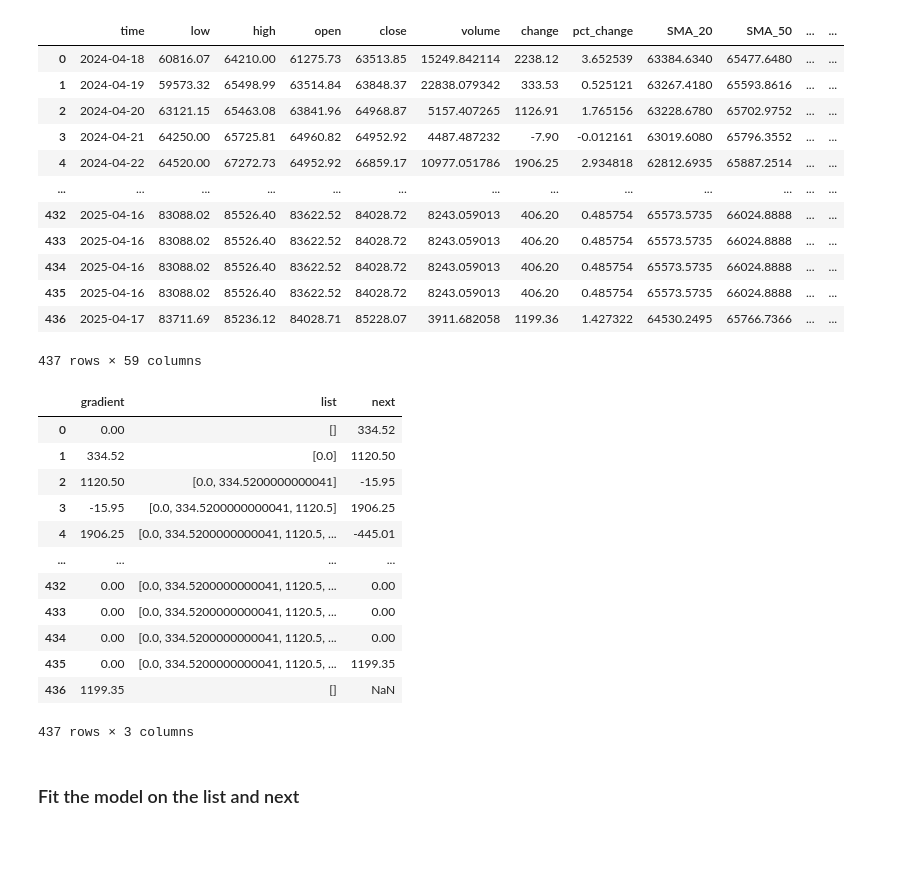
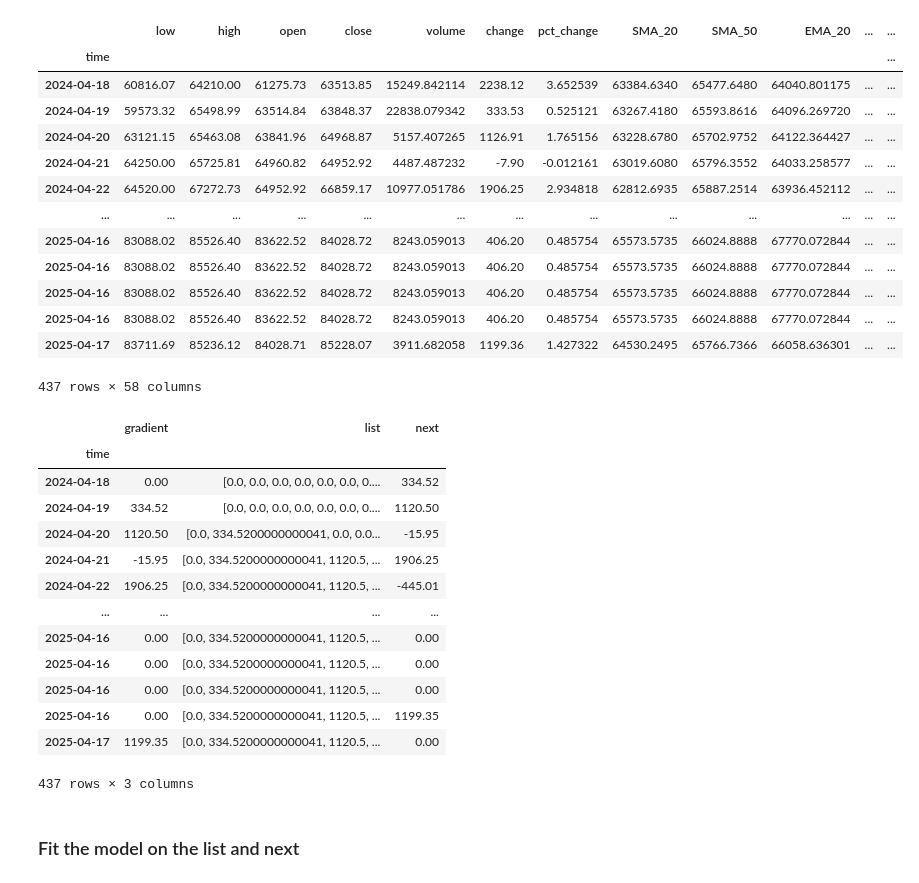
Before and after one commit to matteoshafer/cryptoTrading_fork, a Jupyter notebook: LLM_modeling.ipynb, the cells around one changed output. Cells and saved outputs as stored; diff of their text form; code cells hidden in the pictures; blank space fills up the shorter version.

```diff
--- a/LLM_modeling.ipynb
+++ b/LLM_modeling.ipynb
@@ -80,46 +126,53 @@ Text(0, 0.5, 'MSE')
 # %%
-data, X, y = setup('BTC')
+data = setup('BTC')[0]
+data.set_index('time', inplace=True, drop=True)
 data
 # %% [output]
-|  | time | low | high | open | close | volume | change | pct_change | SMA_20 | SMA_50 | ... | ... |
-| 0 | 2024-04-18 | 60816.07 | 64210.00 | 61275.73 | 63513.85 | 15249.842114 | 2238.12 | 3.652539 | 63384.6340 | 65477.6480 | ... | ... |
-| 1 | 2024-04-19 | 59573.32 | 65498.99 | 63514.84 | 63848.37 | 22838.079342 | 333.53 | 0.525121 | 63267.4180 | 65593.8616 | ... | ... |
-| 2 | 2024-04-20 | 63121.15 | 65463.08 | 63841.96 | 64968.87 | 5157.407265 | 1126.91 | 1.765156 | 63228.6780 | 65702.9752 | ... | ... |
-| 3 | 2024-04-21 | 64250.00 | 65725.81 | 64960.82 | 64952.92 | 4487.487232 | -7.90 | -0.012161 | 63019.6080 | 65796.3552 | ... | ... |
-| 4 | 2024-04-22 | 64520.00 | 67272.73 | 64952.92 | 66859.17 | 10977.051786 | 1906.25 | 2.934818 | 62812.6935 | 65887.2514 | ... | ... |
+|  | low | high | open | close | volume | change | pct_change | SMA_20 | SMA_50 | EMA_20 | ... | ... |
+| time |  |  |  |  |  |  |  |  |  |  |  | ... |
+| 2024-04-18 | 60816.07 | 64210.00 | 61275.73 | 63513.85 | 15249.842114 | 2238.12 | 3.652539 | 63384.6340 | 65477.6480 | 64040.801175 | ... | ... |
+| 2024-04-19 | 59573.32 | 65498.99 | 63514.84 | 63848.37 | 22838.079342 | 333.53 | 0.525121 | 63267.4180 | 65593.8616 | 64096.269720 | ... | ... |
+| 2024-04-20 | 63121.15 | 65463.08 | 63841.96 | 64968.87 | 5157.407265 | 1126.91 | 1.765156 | 63228.6780 | 65702.9752 | 64122.364427 | ... | ... |
+| 2024-04-21 | 64250.00 | 65725.81 | 64960.82 | 64952.92 | 4487.487232 | -7.90 | -0.012161 | 63019.6080 | 65796.3552 | 64033.258577 | ... | ... |
+| 2024-04-22 | 64520.00 | 67272.73 | 64952.92 | 66859.17 | 10977.051786 | 1906.25 | 2.934818 | 62812.6935 | 65887.2514 | 63936.452112 | ... | ... |
 | ... | ... | ... | ... | ... | ... | ... | ... | ... | ... | ... | ... | ... |
-| 432 | 2025-04-16 | 83088.02 | 85526.40 | 83622.52 | 84028.72 | 8243.059013 | 406.20 | 0.485754 | 65573.5735 | 66024.8888 | ... | ... |
-| 433 | 2025-04-16 | 83088.02 | 85526.40 | 83622.52 | 84028.72 | 8243.059013 | 406.20 | 0.485754 | 65573.5735 | 66024.8888 | ... | ... |
-| 434 | 2025-04-16 | 83088.02 | 85526.40 | 83622.52 | 84028.72 | 8243.059013 | 406.20 | 0.485754 | 65573.5735 | 66024.8888 | ... | ... |
-| 435 | 2025-04-16 | 83088.02 | 85526.40 | 83622.52 | 84028.72 | 8243.059013 | 406.20 | 0.485754 | 65573.5735 | 66024.8888 | ... | ... |
-| 436 | 2025-04-17 | 83711.69 | 85236.12 | 84028.71 | 85228.07 | 3911.682058 | 1199.36 | 1.427322 | 64530.2495 | 65766.7366 | ... | ... |
+| 2025-04-16 | 83088.02 | 85526.40 | 83622.52 | 84028.72 | 8243.059013 | 406.20 | 0.485754 | 65573.5735 | 66024.8888 | 67770.072844 | ... | ... |
+| 2025-04-16 | 83088.02 | 85526.40 | 83622.52 | 84028.72 | 8243.059013 | 406.20 | 0.485754 | 65573.5735 | 66024.8888 | 67770.072844 | ... | ... |
+| 2025-04-16 | 83088.02 | 85526.40 | 83622.52 | 84028.72 | 8243.059013 | 406.20 | 0.485754 | 65573.5735 | 66024.8888 | 67770.072844 | ... | ... |
+| 2025-04-16 | 83088.02 | 85526.40 | 83622.52 | 84028.72 | 8243.059013 | 406.20 | 0.485754 | 65573.5735 | 66024.8888 | 67770.072844 | ... | ... |
+| 2025-04-17 | 83711.69 | 85236.12 | 84028.71 | 85228.07 | 3911.682058 | 1199.36 | 1.427322 | 64530.2495 | 65766.7366 | 66058.636301 | ... | ... |
-437 rows × 59 columns
+437 rows × 58 columns
 # %%
-def sequence(column, index):
-    if index < len(column):
-        return column.values[:index].tolist(), column.values[index+1]
-    raise ValueError(f'Index = {index} ≥ Length = {len(column)}')
-
 sequences = []
 for i in range(len(data)-1):
+    # create a sequence of all the previous values followed by the next one
+    # to be separated into different columns at the bottom
     sequences.append(sequence(data['gradient'], i))
-sequences.append(([], np.NaN))
+
+last = data['gradient'].values.tolist() # address the last value
+item = (last, 0)
+sequences.append(item)
+
+# add it to the data and separate
+# padding required to make it go through
 data['list'] = [i[0] for i in sequences]
+data['list'] = data['list'].apply(lambda a: padding(a, len(data)))
 data['next'] = [i[1] for i in sequences]
 data[['gradient', 'list', 'next']]
 # %% [output]
 |  | gradient | list | next |
-| 0 | 0.00 | [] | 334.52 |
-| 1 | 334.52 | [0.0] | 1120.50 |
-| 2 | 1120.50 | [0.0, 334.5200000000041] | -15.95 |
-| 3 | -15.95 | [0.0, 334.5200000000041, 1120.5] | 1906.25 |
-| 4 | 1906.25 | [0.0, 334.5200000000041, 1120.5, ... | -445.01 |
+| time |  |  |  |
+| 2024-04-18 | 0.00 | [0.0, 0.0, 0.0, 0.0, 0.0, 0.0, 0.... | 334.52 |
+| 2024-04-19 | 334.52 | [0.0, 0.0, 0.0, 0.0, 0.0, 0.0, 0.... | 1120.50 |
+| 2024-04-20 | 1120.50 | [0.0, 334.5200000000041, 0.0, 0.0... | -15.95 |
+| 2024-04-21 | -15.95 | [0.0, 334.5200000000041, 1120.5, ... | 1906.25 |
+| 2024-04-22 | 1906.25 | [0.0, 334.5200000000041, 1120.5, ... | -445.01 |
 | ... | ... | ... | ... |
-| 432 | 0.00 | [0.0, 334.5200000000041, 1120.5, ... | 0.00 |
-| 433 | 0.00 | [0.0, 334.5200000000041, 1120.5, ... | 0.00 |
-| 434 | 0.00 | [0.0, 334.5200000000041, 1120.5, ... | 0.00 |
-| 435 | 0.00 | [0.0, 334.5200000000041, 1120.5, ... | 1199.35 |
-| 436 | 1199.35 | [] | NaN |
+| 2025-04-16 | 0.00 | [0.0, 334.5200000000041, 1120.5, ... | 0.00 |
+| 2025-04-16 | 0.00 | [0.0, 334.5200000000041, 1120.5, ... | 0.00 |
+| 2025-04-16 | 0.00 | [0.0, 334.5200000000041, 1120.5, ... | 0.00 |
+| 2025-04-16 | 0.00 | [0.0, 334.5200000000041, 1120.5, ... | 1199.35 |
+| 2025-04-17 | 1199.35 | [0.0, 334.5200000000041, 1120.5, ... | 0.00 |
 437 rows × 3 columns
 # %% [markdown]
 ### Fit the model on the list and next
```
Also changed, not shown: parts of 13 cells of this notebook, 7 other files.
